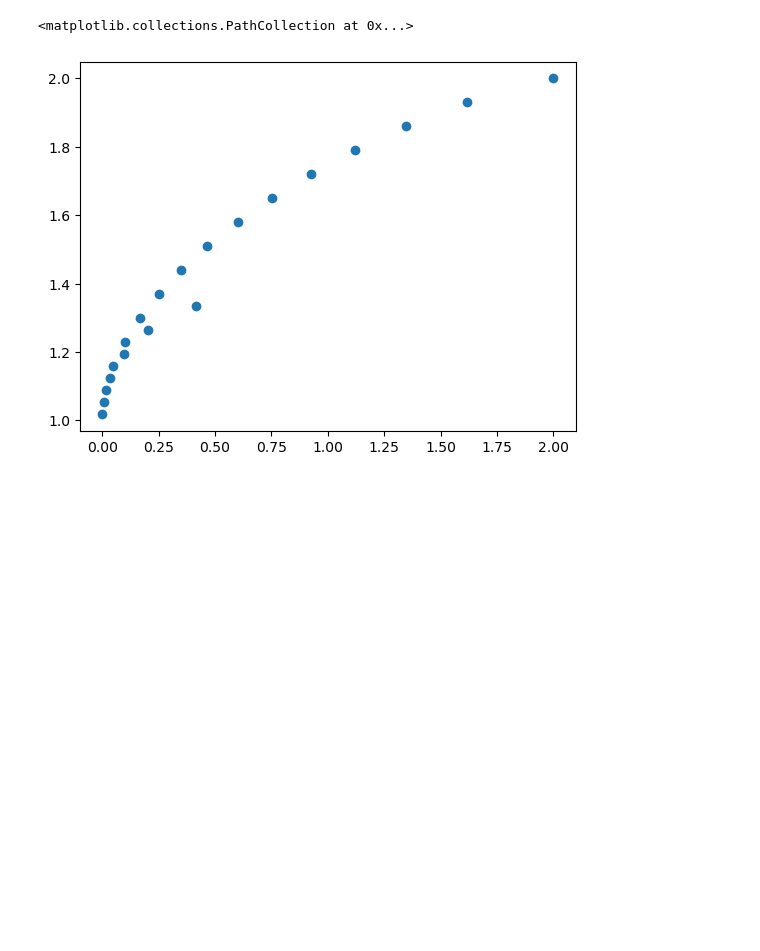
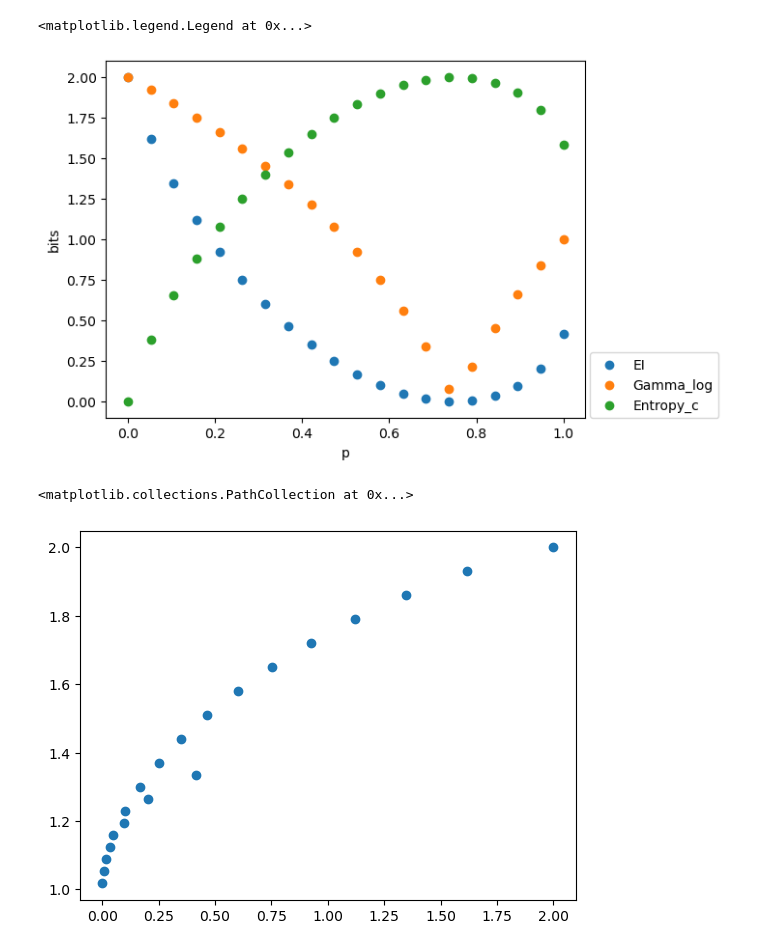
Before and after one commit to Matthew-ymz/quantum-information, a Jupyter notebook: q_new.ipynb, the cells around one changed output. Drawn from its saved outputs; the diff is of its cells as text; code cells hidden in the pictures; blank space fills up the shorter version.

```diff
--- a/q_new.ipynb
+++ b/q_new.ipynb
@@ -50,3 +47,34 @@ print("线性变换矩阵M:\n", M)
+# %%
+def H(p_ls):
+    p_ls = np.clip(p_ls, a_min=1e-12, a_max=None)  # 替换零值为极小值
+    return -np.sum(p_ls * np.log2(p_ls))
+
+gamma_ls = []
+ei_ls = []
+entropy_c = []
+x_axis = np.linspace(0,1,20)
+for p in x_axis:
+    kraus_ls = generate_depolarizing_kraus_operators(p)
+    ei = quantum_EI(kraus_ls,2)
+    ei_ls.append(ei)
+    M_mat = compute_M_matrix_n_qubit(kraus_ls)
+    f = np.diag(M_mat)
+    c_b = compute_c_b(f, n)
+    entropy_c.append(H(c_b))
+    U, singular, V = np.linalg.svd(M_mat, full_matrices=False)
+    gamma_ls.append(np.log2(np.sum(singular)))
+
+plt.scatter(x_axis, ei_ls, label="EI")
+#plt.figure()
+plt.scatter(x_axis, gamma_ls, label="Gamma_log")
+plt.scatter(x_axis, entropy_c, label="Entropy_c")
+plt.xlabel("p")
+plt.ylabel("bits")
+plt.legend(loc=[1.01,0])
+#plt.title("bits:{0}".format(n))
+# %% [output]
+<matplotlib.legend.Legend at 0x...>
+[figure, added]
 # %%
 sing_ls = []
 EI_ls = []
```
Also changed, not shown: parts of 2 cells of this notebook, 1 other file.
